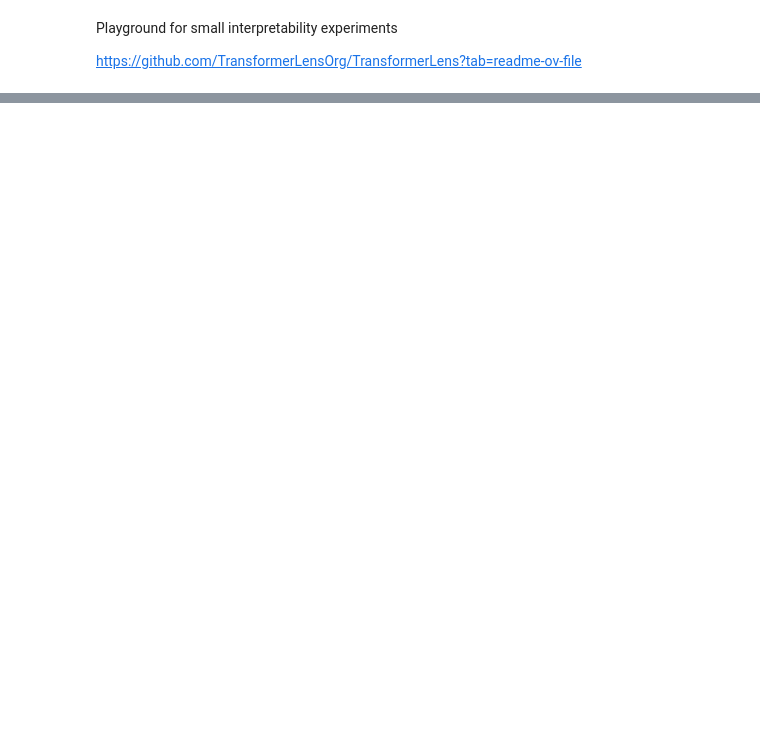
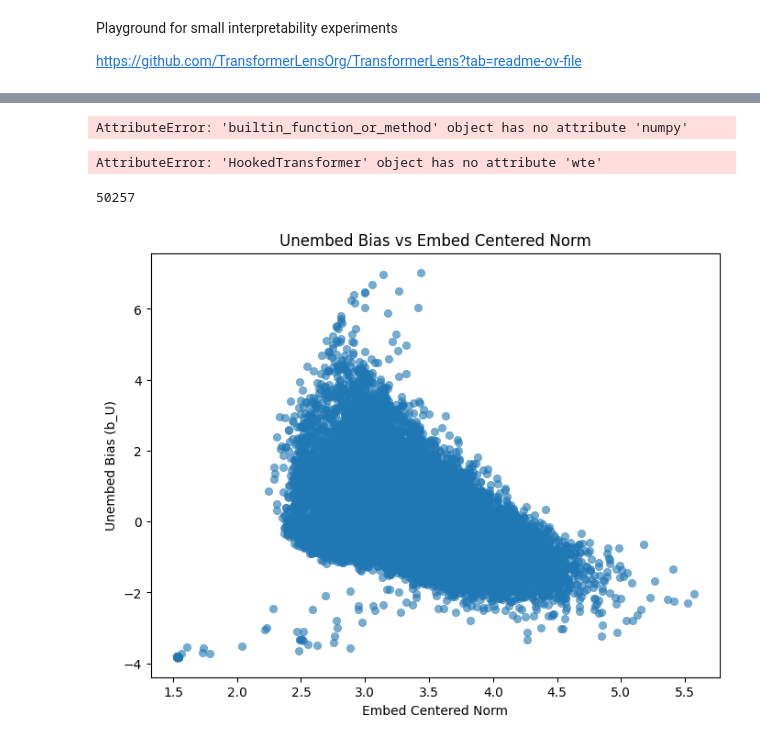
Before and after one commit to JoNeedsSleep/ARENA, a Jupyter notebook: playground.ipynb, the cells around one changed output, grey strips where cells are left out. Cells and saved outputs as stored; diff of their text form; code cells hidden in the pictures; blank space fills up the shorter version.

```diff
--- a/playground.ipynb
+++ b/playground.ipynb
@@ -28,7 +10,10 @@ Successfully installed beartype-0.14.1 better-abc-0.0.3 datasets-3.3.2 dill-0.3.
 import transformer_lens
 
 # Load a model (eg GPT-2 Small)
-model = transformer_lens.HookedTransformer.from_pretrained("gpt2-small")
+gpt_2_small_model = transformer_lens.HookedTransformer.from_pretrained("gpt2-small",fold_ln=True)
+sorted_vocab = sorted(list(gpt_2_small_model.tokenizer.vocab.items()), key=lambda n: n[1])
 
-# Run the model and get logits and activations
-logits, activations = model.run_with_cache("Hello World")
+
+print(gpt_2_small_model.tokenizer.vocab.items())
+
+# logits, activations = model.run_with_cache("SolidGoldMagiKarp")
@@ -36,0 +28,52 @@ ModuleNotFoundError: No module named 'transformer_lens'
+# %%
+logits,cache = gpt_2_small_model.run_with_cache(["SolidGoldMagiKarp"],remove_batch_dim=True)
+# %%
+gpt_2_small_model.embed.W_E.detach.numpy()
+# %% [output]
+AttributeError: 'builtin_function_or_method' object has no attribute 'numpy'
+# %%
+import numpy as np
+import matplotlib.pyplot as plt
+import seaborn as sns
+import torch
+
+# Extract b_U from the model
+b_U = gpt_2_small_model.unembed.b_U.detach().cpu().numpy()
+
+token_embeddings = gpt_2_small_model.wte.weight.detach().cpu().numpy()
+mean_embedding = np.mean(token_embeddings, axis=0)
+embed_norms = np.linalg.norm(token_embeddings - mean_embedding, axis=1)
+
+# Token IDs (assuming natural order)
+token_ids = np.arange(len(b_U))  # Token index as a proxy for frequency rank
+log_freqs = np.log(token_ids + 1)  # Avoid log(0) issue
+# %% [output]
+AttributeError: 'HookedTransformer' object has no attribute 'wte'
+# %%
+embed = gpt_2_small_model.embed.W_E.detach().numpy()
+mean_embed = embed.mean(0)
+embed_norms = np.linalg.norm(embed - mean_embed, axis=1)
+
+weight_bias = gpt_2_small_model.unembed.b_U.detach().numpy()
+# %%
+embed_norms.size
+# %% [output]
+50257
+# %%
+import matplotlib.pyplot as plt
+import seaborn as sns
+import numpy as np
+
+# Create scatter plot
+plt.figure(figsize=(8, 6))
+sns.scatterplot(x=embed_norms, y=weight_bias, alpha=0.6, edgecolor=None)
+
+# Labels and formatting
+plt.xlabel("Embed Centered Norm")
+plt.ylabel("Unembed Bias (b_U)")
+plt.title("Unembed Bias vs Embed Centered Norm")
+
+# Show plot
+plt.show()
+# %% [output]
+[figure, added]
```
Also changed, not shown: parts of 6 cells of this notebook.
